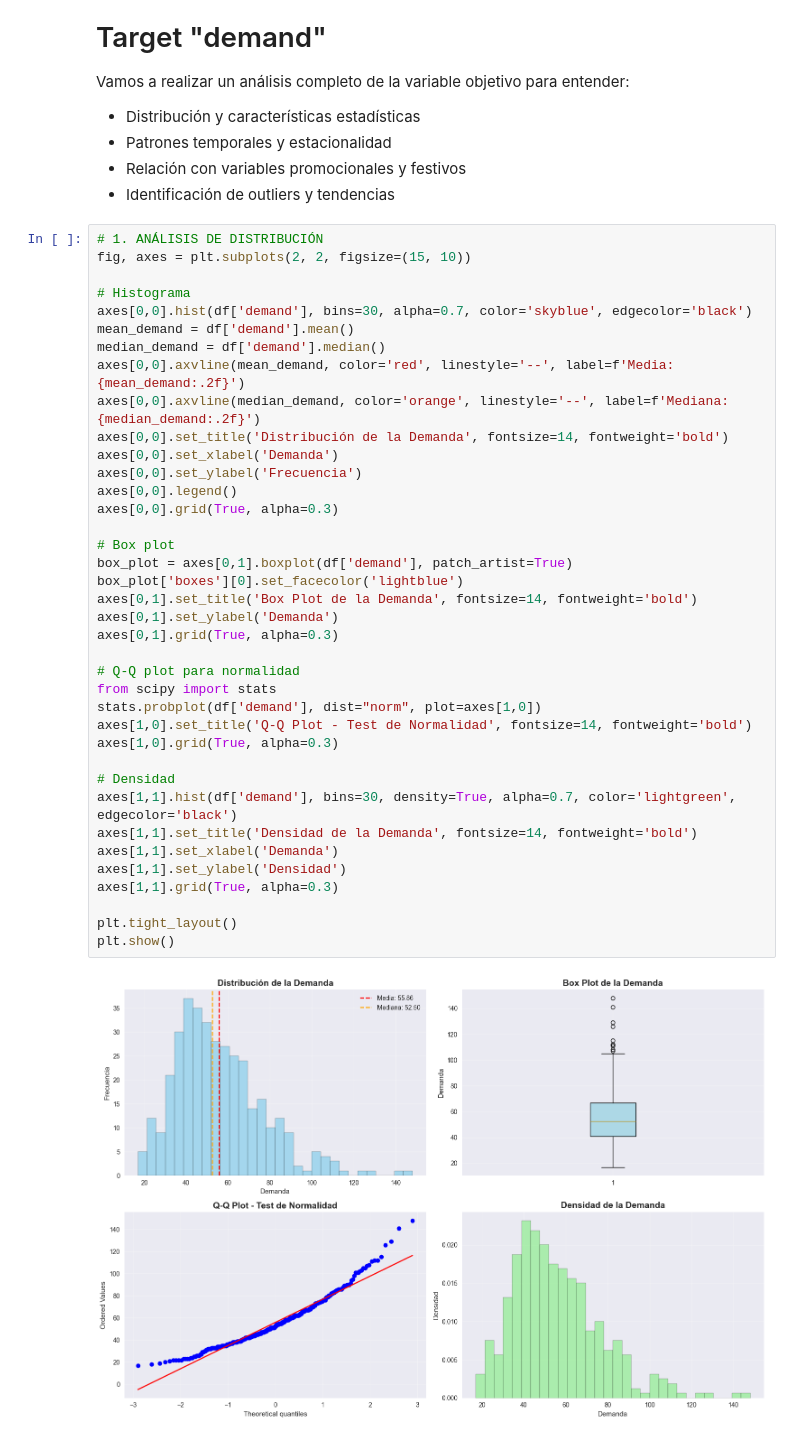
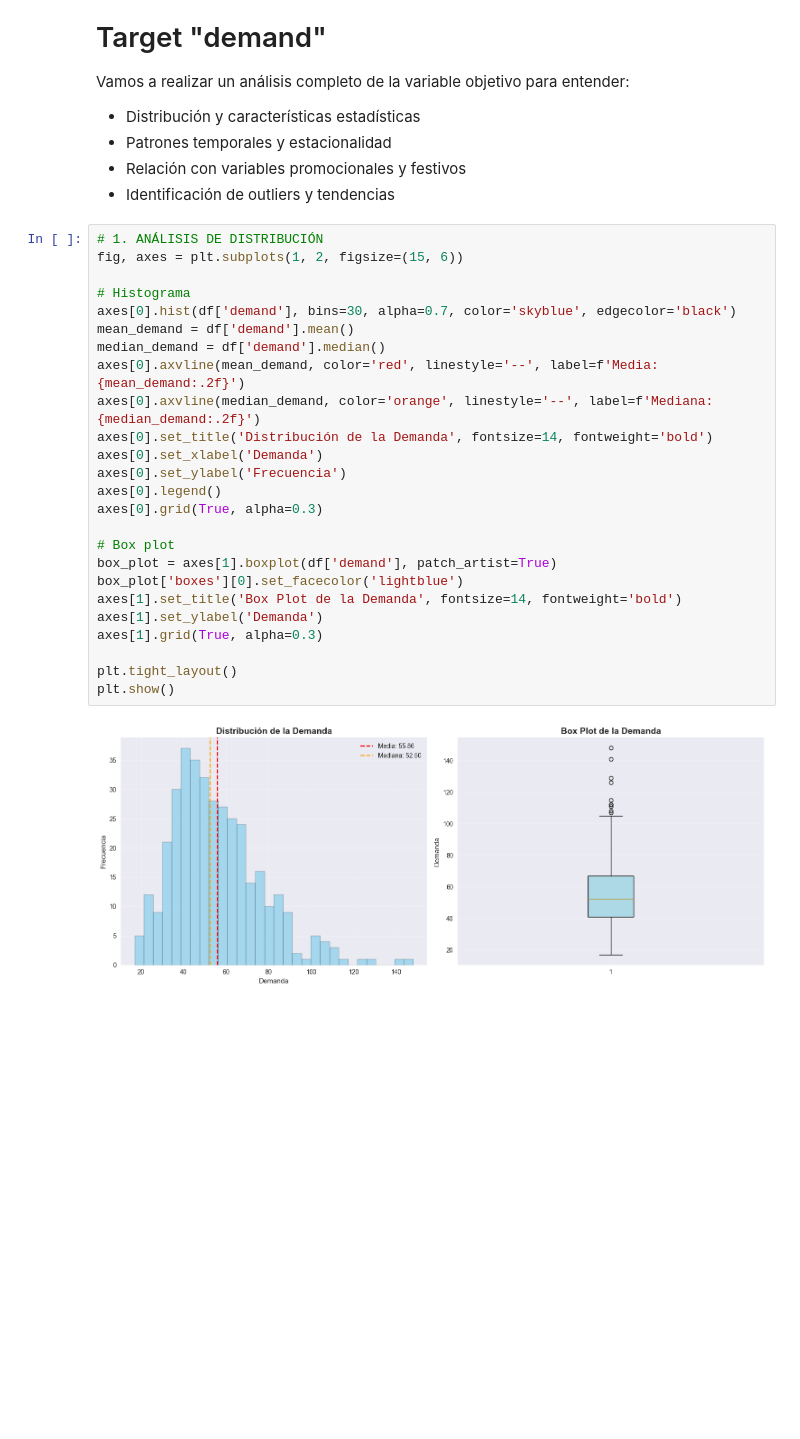
Before and after one commit to Javilejoo/DL-ProyectoFinal-PrediccionDemandaLSTM, a Jupyter notebook: predicciones.ipynb, the cells around one changed output. Saved outputs shown, nothing was run; the diff lists cells and outputs as text; blank space fills up the shorter version.

Commit message:
[UPDATE] graficas importantes
graficas relacionadas con la variable target 'demand'

```diff
--- a/predicciones.ipynb
+++ b/predicciones.ipynb
@@ -178,43 +178,30 @@ Vamos a realizar un análisis completo de la variable objetivo para entender:
 - Identificación de outliers y tendencias
 # %%
 # 1. ANÁLISIS DE DISTRIBUCIÓN
-fig, axes = plt.subplots(2, 2, figsize=(15, 10))
+fig, axes = plt.subplots(1, 2, figsize=(15, 6))
 
 # Histograma
-axes[0,0].hist(df['demand'], bins=30, alpha=0.7, color='skyblue', edgecolor='black')
+axes[0].hist(df['demand'], bins=30, alpha=0.7, color='skyblue', edgecolor='black')
 mean_demand = df['demand'].mean()
 median_demand = df['demand'].median()
-axes[0,0].axvline(mean_demand, color='red', linestyle='--', label=f'Media: {mean_demand:.2f}')
-axes[0,0].axvline(median_demand, color='orange', linestyle='--', label=f'Mediana: {median_demand:.2f}')
-axes[0,0].set_title('Distribución de la Demanda', fontsize=14, fontweight='bold')
-axes[0,0].set_xlabel('Demanda')
-axes[0,0].set_ylabel('Frecuencia')
-axes[0,0].legend()
-axes[0,0].grid(True, alpha=0.3)
+axes[0].axvline(mean_demand, color='red', linestyle='--', label=f'Media: {mean_demand:.2f}')
+axes[0].axvline(median_demand, color='orange', linestyle='--', label=f'Mediana: {median_demand:.2f}')
+axes[0].set_title('Distribución de la Demanda', fontsize=14, fontweight='bold')
+axes[0].set_xlabel('Demanda')
+axes[0].set_ylabel('Frecuencia')
+axes[0].legend()
+axes[0].grid(True, alpha=0.3)
 
 # Box plot
-box_plot = axes[0,1].boxplot(df['demand'], patch_artist=True)
+box_plot = axes[1].boxplot(df['demand'], patch_artist=True)
 box_plot['boxes'][0].set_facecolor('lightblue')
-axes[0,1].set_title('Box Plot de la Demanda', fontsize=14, fontweight='bold')
-axes[0,1].set_ylabel('Demanda')
-axes[0,1].grid(True, alpha=0.3)
-
-# Q-Q plot para normalidad
-from scipy import stats
-stats.probplot(df['demand'], dist="norm", plot=axes[1,0])
-axes[1,0].set_title('Q-Q Plot - Test de Normalidad', fontsize=14, fontweight='bold')
-axes[1,0].grid(True, alpha=0.3)
-
-# Densidad
-axes[1,1].hist(df['demand'], bins=30, density=True, alpha=0.7, color='lightgreen', edgecolor='black')
-axes[1,1].set_title('Densidad de la Demanda', fontsize=14, fontweight='bold')
-axes[1,1].set_xlabel('Demanda')
-axes[1,1].set_ylabel('Densidad')
-axes[1,1].grid(True, alpha=0.3)
+axes[1].set_title('Box Plot de la Demanda', fontsize=14, fontweight='bold')
+axes[1].set_ylabel('Demanda')
+axes[1].grid(True, alpha=0.3)
 
 plt.tight_layout()
 plt.show()
 # %% [output]
-[figure, old version]
+[figure, new version]
 # %%
 # 2. ANÁLISIS TEMPORAL COMPLETO
```
Also changed, not shown: parts of 6 cells of this notebook.
